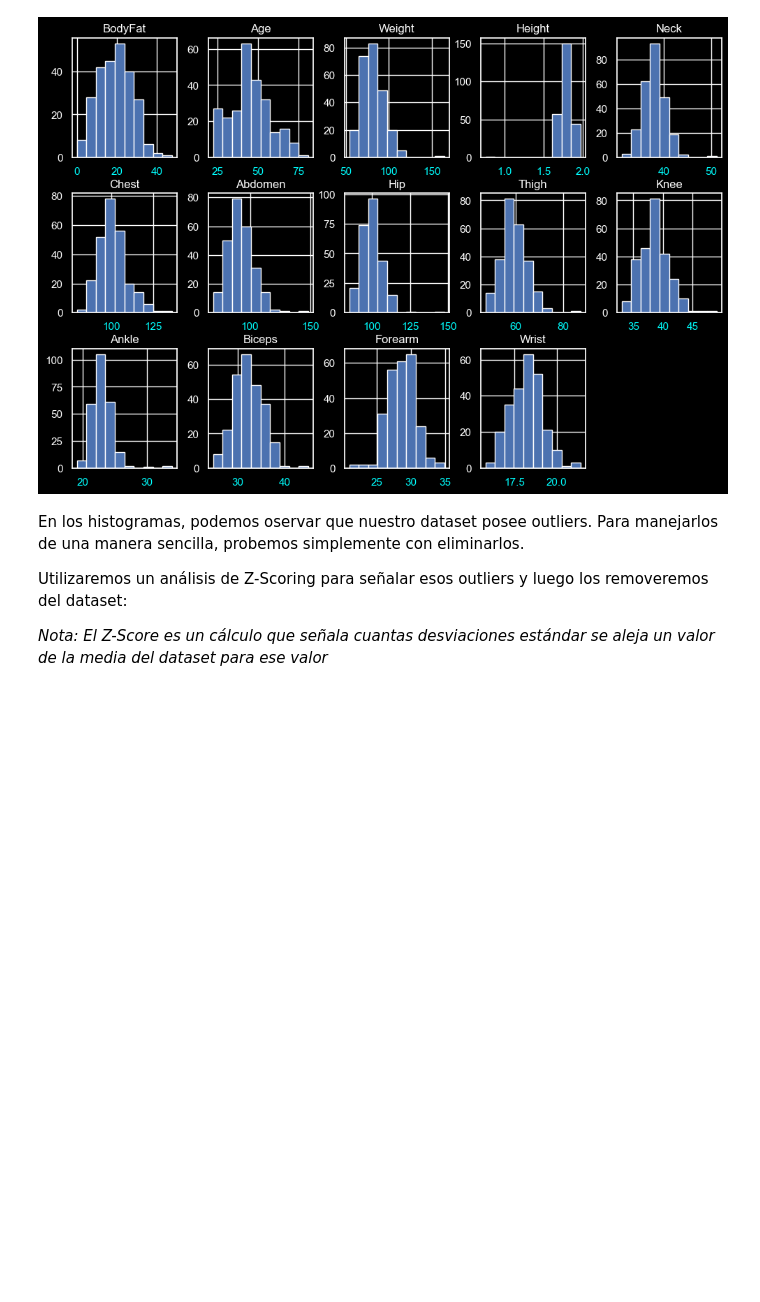
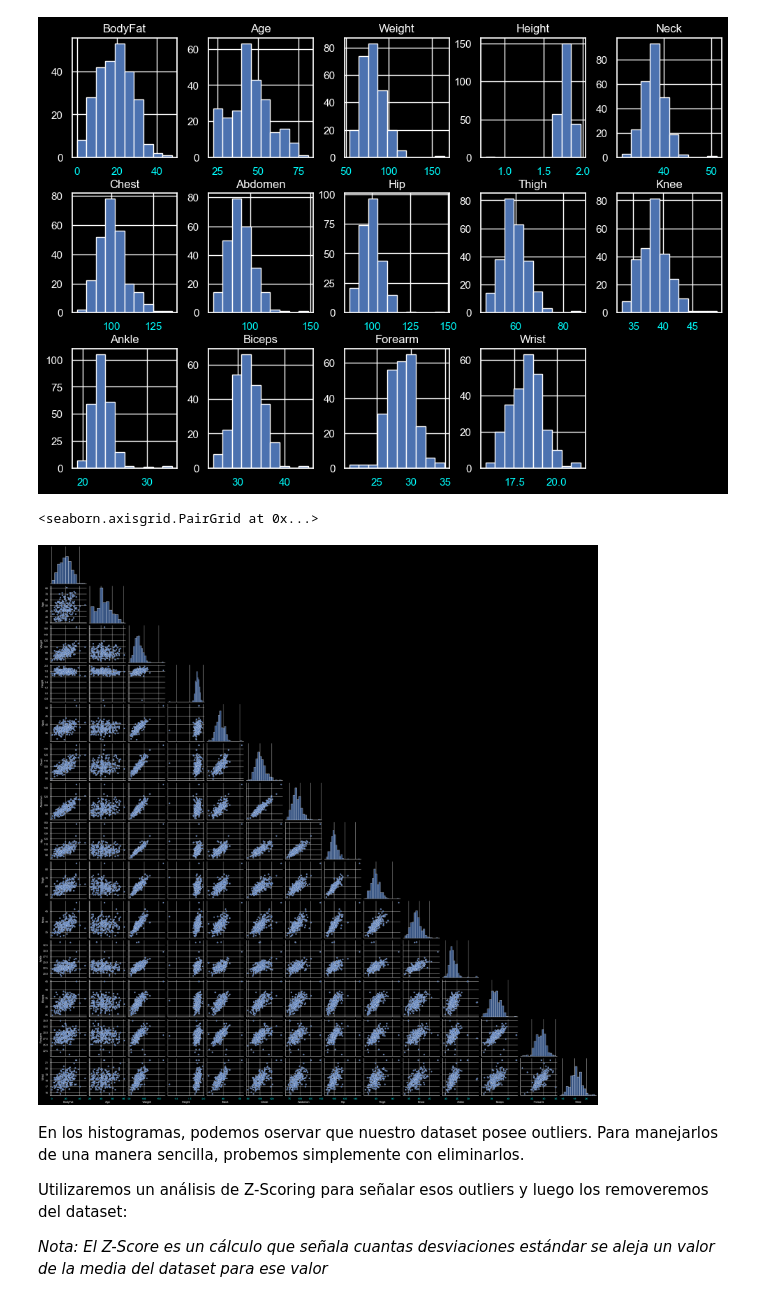
Before and after one commit to Muscian/aprMaqI_CEIA_fork, a Jupyter notebook: trabajo_final/TrabajoFinal.ipynb, the cells around one changed output. Saved outputs shown, nothing was run; the diff lists cells and outputs as text; code cells hidden in the pictures; blank space fills up the shorter version.

```diff
--- a/trabajo_final/TrabajoFinal.ipynb
+++ b/trabajo_final/TrabajoFinal.ipynb
@@ -86,6 +107,11 @@ array([[<Axes: title={'center': 'BodyFat'}>,
         <Axes: title={'center': 'Forearm'}>,
         <Axes: title={'center': 'Wrist'}>, <Axes: >]], dtype=object)
 [figure]
+# %%
+sns.pairplot(df, corner = True)
+# %% [output]
+<seaborn.axisgrid.PairGrid at 0x...>
+[figure, added]
 # %% [markdown]
 En los histogramas, podemos oservar que nuestro dataset posee outliers. Para manejarlos de una manera sencilla, probemos simplemente con eliminarlos.
 
```
Also changed, not shown: parts of 5 cells of this notebook.
